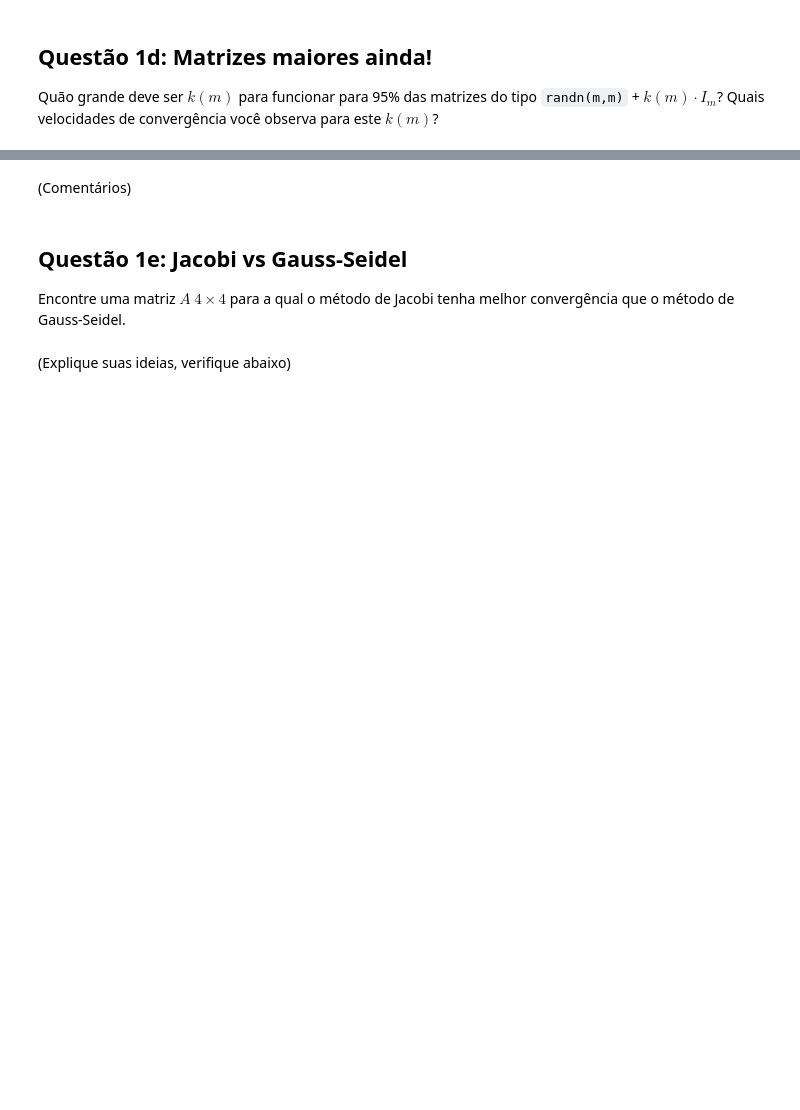
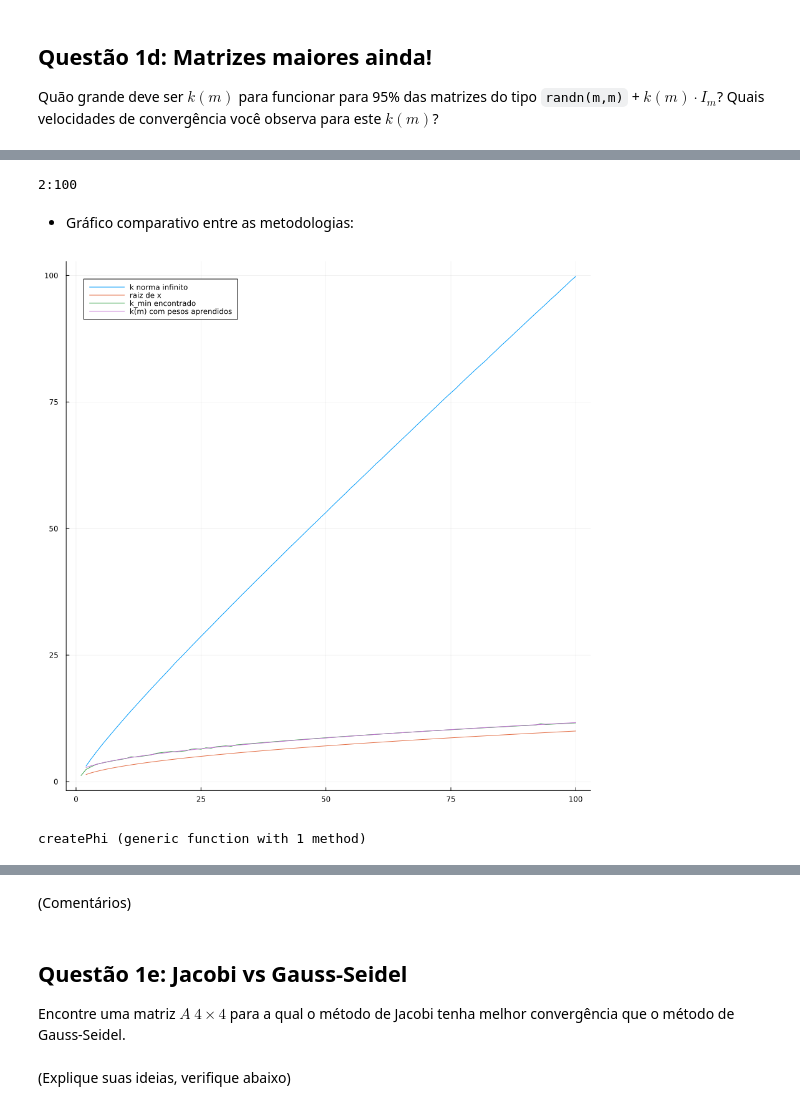
Before and after one commit to davi-dressler/fgv_aln, a Jupyter notebook: Trab_2/Projeto2.ipynb, the cells around one changed output, grey strips where cells are left out. Drawn from its saved outputs; the diff is of its cells as text; code cells hidden in the pictures; blank space fills up the shorter version.

```diff
--- a/Trab_2/Projeto2.ipynb
+++ b/Trab_2/Projeto2.ipynb
@@ -348,0 +378,36 @@ M = inv(D)*(A)
+# %%
+data_k = Float64[]
+max = 1000
+
+for dim in 1:100
+    p_conv = 0
+    t = 0
+    f(m,t) = sqrt(m) + 0.2000*t
+    while p_conv < 0.9500
+
+        aux = 0
+
+        for i in 1:max
+            A = randn(dim, dim) + f(dim,t) * Matrix(I, dim, dim)
+            b = randn(dim)
+            converge_J = JacobiMethod(A, b, 10^(-12), false, false, true)
+            converge_GS  = GaussSeidelMethod(A, b, 10^(-12),false, false, true)
+
+            if converge_J == true && converge_GS == true
+                aux += 1
+            end
+        end
+
+        p_conv = aux/max
+        # println(p_conv)
+        t += 1
+    end
+    print(dim)
+    print(" ")
+    print(f(dim,t))
+    push!(data_k, f(dim,t))
+    print(" ")
+    print(p_conv)
+    println(" ")
+
+end
@@ -388,12 +511,25 @@ data_k_min
+# %%
+eixo_x = 2:100
+# %% [output]
+2:100
+# %% [markdown]
+- Gráfico comparativo entre as metodologias:
 # %%
-plot(2:50, data_k_min)
+plot(2:100, data_k_min, size= (900,900), label= "k norma infinito")
+plot!(eixo_x, sqrt.(eixo_x) , label= "raiz de x")
+plot!(1:100, data_k, label= "k_min encontrado")
+plot!(eixo_x, 1.3400642516710848 .+ sqrt.(eixo_x) .* 1.0321175676860332, label= "k(m) com pesos aprendidos")
+# %% [output]
+[figure, added]
 # %%
 function createPhi(vetor, n)
     Phi = zeros(size(vetor, 1), n+1)
-    for i in 1:n+1
-        Phi[:,i] .+= vetor.^(i-1)
+    Phi[:,1] += ones(size(vetor, 1))
+    for i in 2:n+1
+        Phi[:,i] .+= sqrt.(vetor)
     end
     return Phi
-
 end
+# %% [output]
+createPhi (generic function with 1 method)
 # %%
```
Also changed, not shown: parts of 58 cells of this notebook, 2 other files.
